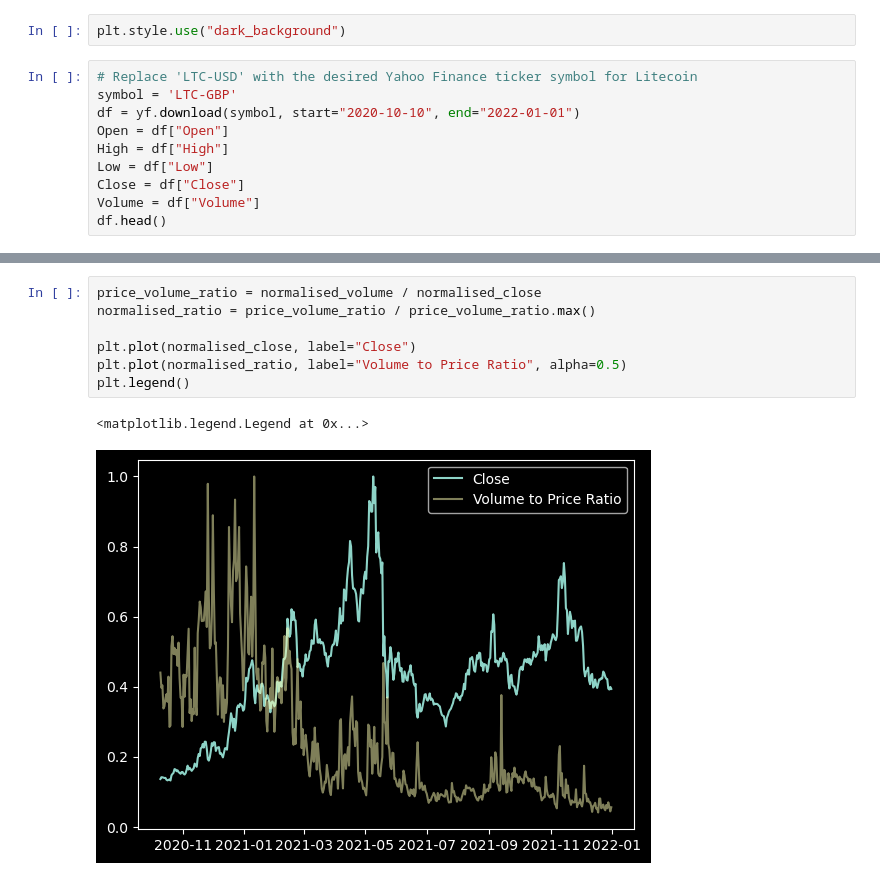
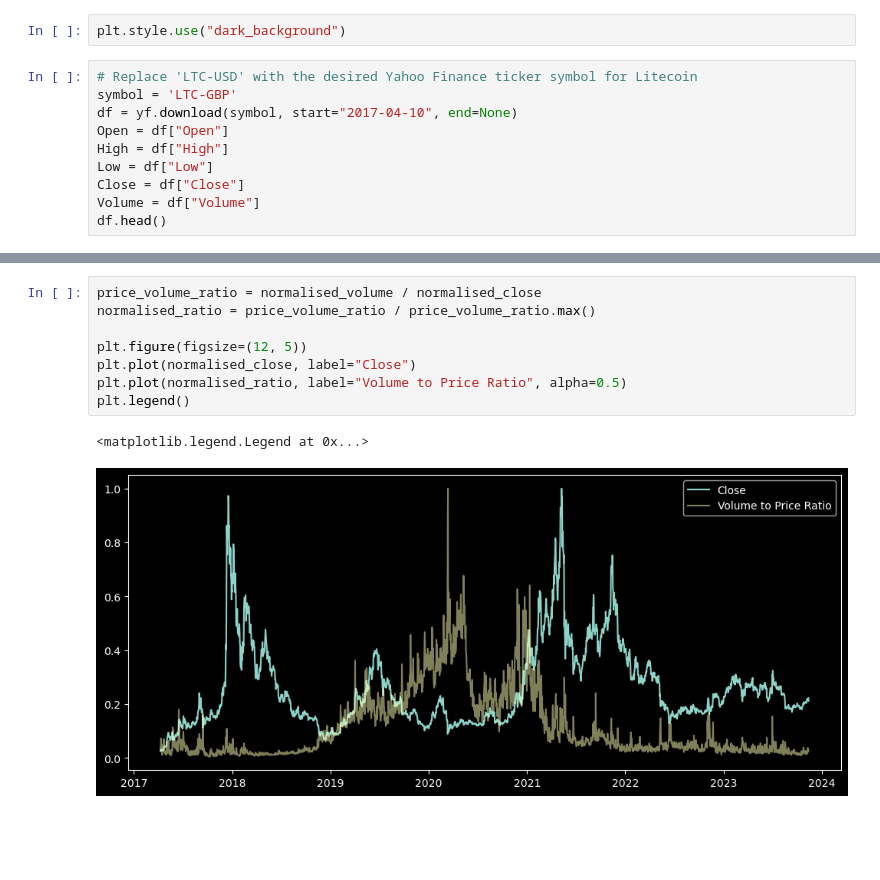
Before and after one commit to Lukelele/CryptoTracker, a Jupyter notebook: main.ipynb, the cells around one changed output, grey strips where cells are left out. Drawn from its saved outputs; the diff is of its cells as text; blank space fills up the shorter version.

```diff
--- a/main.ipynb
+++ b/main.ipynb
@@ -10,7 +10,7 @@ plt.style.use("dark_background")
 # %%
 # Replace 'LTC-USD' with the desired Yahoo Finance ticker symbol for Litecoin
 symbol = 'LTC-GBP'
-df = yf.download(symbol, start="2020-10-10", end="2022-01-01")
+df = yf.download(symbol, start="2017-04-10", end=None)
 Open = df["Open"]
 High = df["High"]
 Low = df["Low"]
@@ -48,10 +49,11 @@ plt.legend()
 # %%
 price_volume_ratio = normalised_volume / normalised_close
 normalised_ratio = price_volume_ratio / price_volume_ratio.max()
 
+plt.figure(figsize=(12, 5))
 plt.plot(normalised_close, label="Close")
 plt.plot(normalised_ratio, label="Volume to Price Ratio", alpha=0.5)
 plt.legend()
 # %% [output]
 <matplotlib.legend.Legend at 0x...>
-[figure, old version]
+[figure, new version]
```
Also changed, not shown: parts of 3 cells of this notebook, 1 other file.
